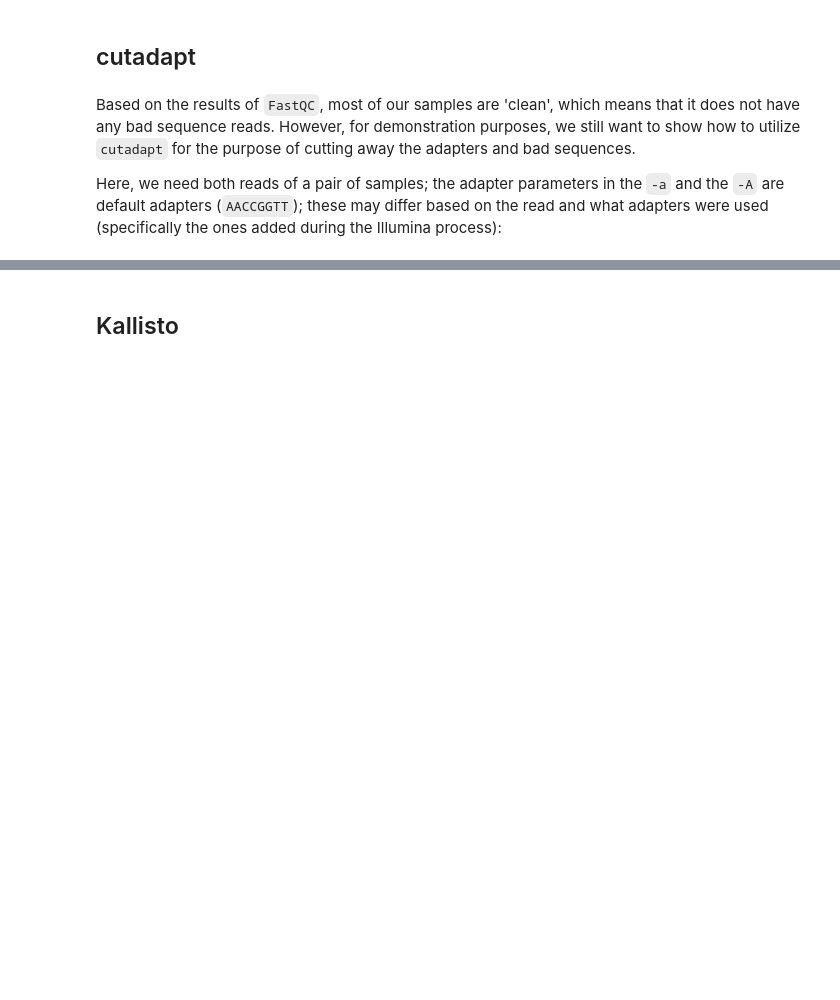
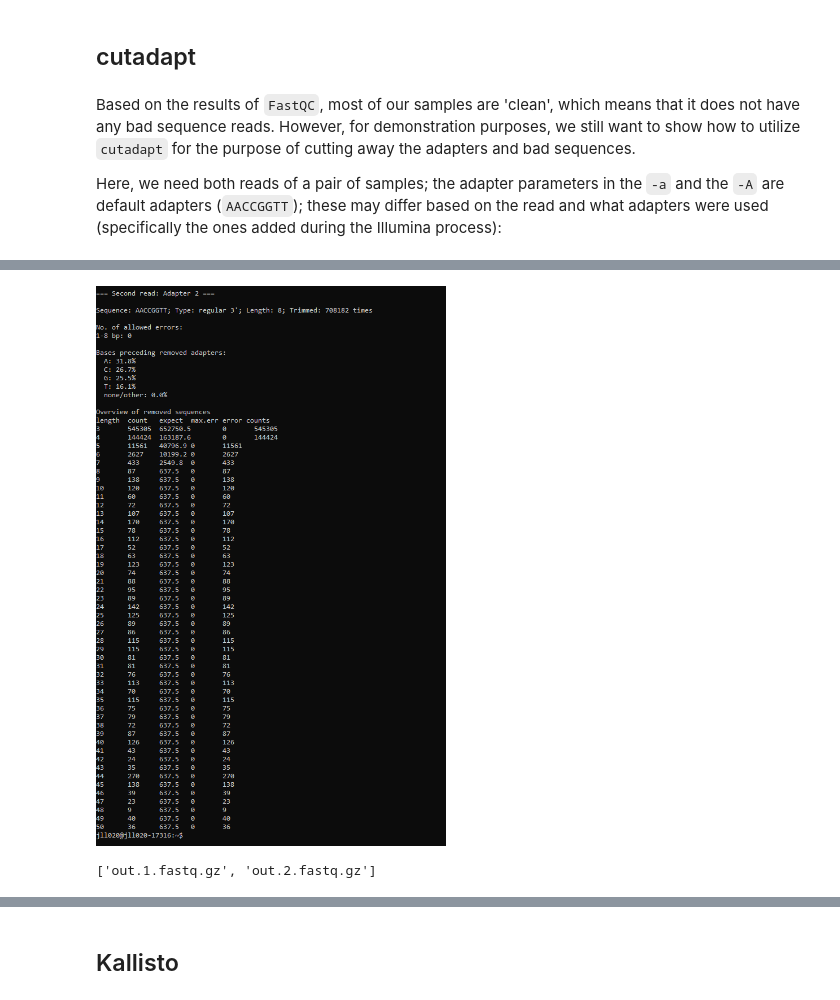
Before and after one commit to justinlu09/DSC180A-Genetics-Project, a Jupyter notebook: notebooks/report.ipynb, the cells around one changed output, grey strips where cells are left out. Saved outputs shown, nothing was run; the diff lists cells and outputs as text; code cells hidden in the pictures; blank space fills up the shorter version.

```diff
--- a/notebooks/report.ipynb
+++ b/notebooks/report.ipynb
@@ -159,0 +144,12 @@ os.listdir('/datasets/home/home-01/33/333/jll020/dsc180a-b04-group04/data/raw/cu
+# %%
+Image(filename="/datasets/home/home-01/33/333/jll020/dsc180a-b04-group04/images/CutadaptSample2.png")
+# %% [output]
+[figure, added]
+# %%
+lst = []
+for i in os.listdir('/datasets/home/home-01/33/333/jll020/dsc180a-b04-group04/data/raw/cutadapt_test'):
+    if i.endswith('gz'): #avoiding outputting .ipynb_checkpoints??
+        lst.append(i)
+sorted(lst)
+# %% [output]
+['out.1.fastq.gz', 'out.2.fastq.gz']
```
Also changed, not shown: parts of 5 cells of this notebook, 5 other files.
